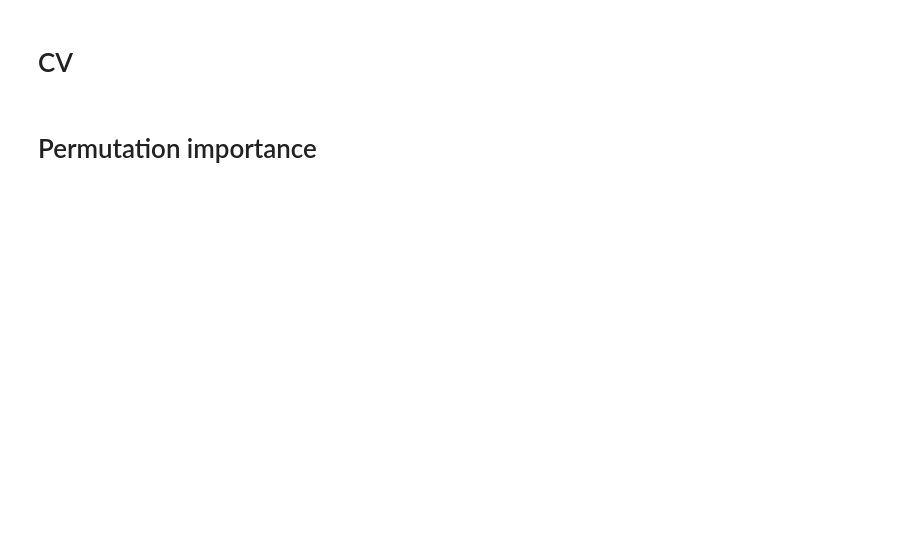
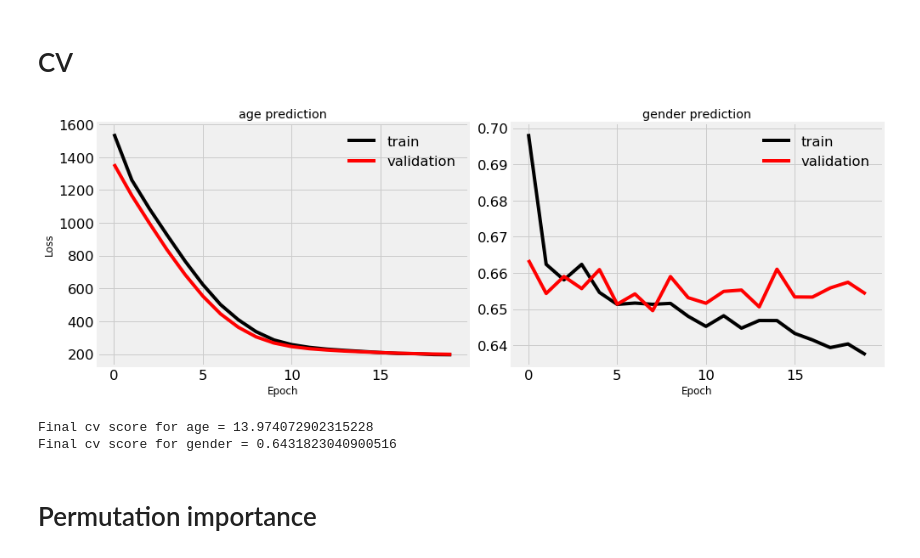
Before and after one commit to katsu1110/DataScienceComp, a Jupyter notebook: nn_laputa.ipynb, the cells around one changed output. Drawn from its saved outputs; the diff is of its cells as text; code cells hidden in the pictures; blank space fills up the shorter version.

```diff
--- a/nn_laputa.ipynb
+++ b/nn_laputa.ipynb
@@ -174,7 +184,5 @@ dropcols = ['2_user_profile_master_commerce_age', '2_user_profile_master_commerc
 dropcols = dropcols + ["1_y_id_master_gender", "2_user_profile_master_commerce_gender"]
 group = "y_id_hex"
 dropcols = dropcols + target + [group]
-features = dense_features + cat_features
-features = [f for f in features if f not in dropcols]
+dense_features = [f for f in dense_features if f not in dropcols]
 cat_features = [f for f in cat_features if f not in dropcols]
-print(len(features))
@@ -227,7 +233,7 @@ def MLP(train, train_panda, features, categoricals):
 # %% [markdown]
 # Preprocess for fitting
 # %%
-for f in features:
+for f in cat_features:
     if train[f].dtype == "bool":
         train[f] = train[f].astype(int)
         test[f] = test[f].astype(int)
@@ -235,7 +241,8 @@ train = train.replace([np.inf, -np.inf], np.nan)
 test = test.replace([np.inf, -np.inf], np.nan)
 # %%
 # label encoding object features
-train, test = label_encoding(train, test, cat_features)
+train, test, cat_features = label_encoding(train, test, cat_features)
+features = cat_features + dense_features
 train.head()
 # %% [output]
 |  | y_id_hex | 1_y_id_master_gender | 1_y_id_master_birthday | 1_y_id_master_registration_date | 1_y_id_master_first_update | ... |
@@ -349,19 +404,46 @@ Function call stack:
 # %% [markdown]
 # CV
-# %%
-# plot loss
-def plot_loss(i):
-    plt.plot(histories[i].history.history['loss'])
-    plt.plot(histories[i].history.history['val_loss'])
-    plt.title('Model loss')
-    plt.ylabel('Loss')
-    plt.xlabel('Epoch')
-    plt.legend(['Train', 'Test'], loc='upper left ')
-    plt.show()
-plot_loss(n_splits)
+# %%
+# plot loss
+def plot_loss(i):
+    fig, ax = plt.subplots(1, 2, figsize=(14, 5))
+    ax = ax.flatten()
+    tr_reg_loss = np.array(histories[0].history["out_reg_loss"])
+    tr_cls_loss = np.array(histories[0].history["out_cls_loss"])
+    val_reg_loss = np.array(histories[0].history["val_out_reg_loss"])
+    val_cls_loss = np.array(histories[0].history["val_out_cls_loss"])
+    n_len = len(histories)
+    for h in histories[1:]:
+        tr_reg_loss += np.array(h.history["out_reg_loss"])
+        tr_cls_loss += np.array(h.history["out_cls_loss"])
+        val_reg_loss += np.array(h.history["val_out_reg_loss"])
+        val_cls_loss += np.array(h.history["val_out_cls_loss"])
+    # regression task
+    ax[0].plot(tr_reg_loss / n_len, color="k", label="train")
+    ax[0].plot(val_reg_loss / n_len, color="r", label="validation")
+    ax[0].set_title("age prediction")
+
+    # regression task
+    ax[1].plot(tr_cls_loss / n_len, color="k", label="train")
+    ax[1].plot(val_cls_loss / n_len, color="r", label="validation")
+    ax[1].set_title("gender prediction")
+
+    # format
+    ax[0].set_ylabel('Loss')
+    for i in np.arange(2):
+        ax[i].set_xlabel('Epoch')
+        ax[i].legend(loc='upper left ', frameon=False)
+    plt.tight_layout()
+plot_loss(n_splits-1)
+plt.savefig(datapath +"/figs/loss_plot.png", bbox_inches='tight')
+# %% [output]
+[figure, added]
 # %%
 # final cv
 print(f"Final cv score for age = {np.sqrt(mean_squared_error(train[target[0]].values, oof_pred[:, 0]))}")
-print(f"Final cv score for gender = {roc_auc_score(train[target[1]].values, oof_pred[val_idx, 1])}")
+print(f"Final cv score for gender = {roc_auc_score(train[target[1]].values, oof_pred[:, 1])}")
+# %% [output]
+Final cv score for age = 13.974072902315228
+Final cv score for gender = 0.6431823040900516
 # %% [markdown]
 # Permutation importance
```
Also changed, not shown: parts of 17 cells of this notebook, 1 other file.
